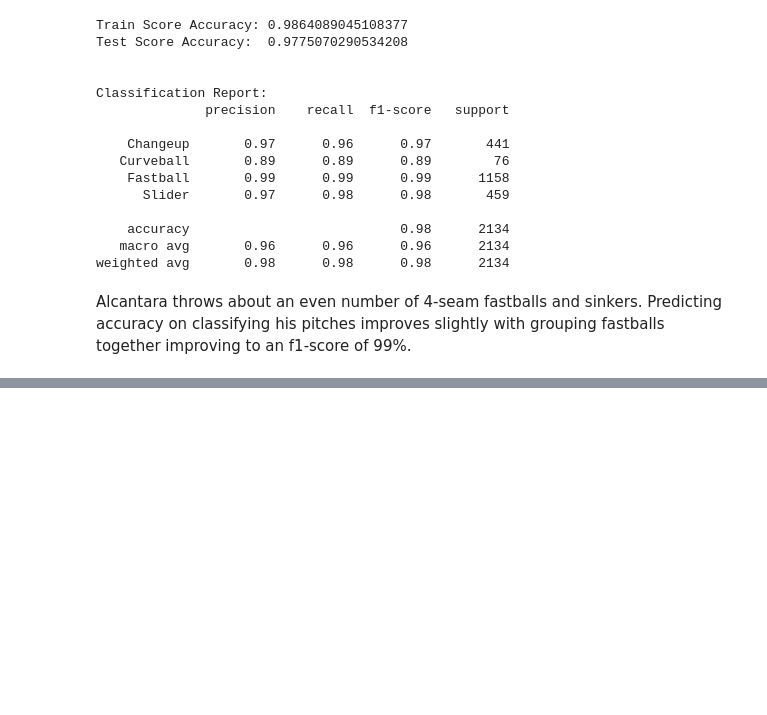
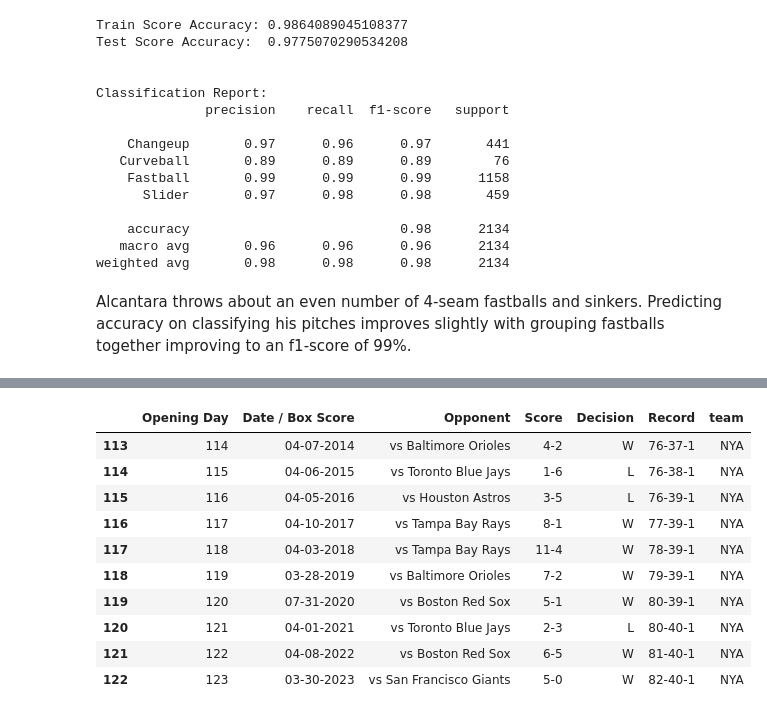
Before and after one commit to danielcho16/baseball_analytics, a Jupyter notebook: baseball_analytics.ipynb, the cells around one changed output, grey strips where cells are left out. Drawn from its saved outputs; the diff is of its cells as text; code cells hidden in the pictures; blank space fills up the shorter version.

```diff
--- a/baseball_analytics.ipynb
+++ b/baseball_analytics.ipynb
@@ -1647,0 +1671,7 @@ Alcantara throws about an even number of 4-seam fastballs and sinkers. Predictin
+# %%
+# nested tag
+lad_table = tables[0]
+
+# find all table rows
+rows = lad_table.find_all('tr')
+rows[2]
@@ -1647,0 +1705,9 @@ Alcantara throws about an even number of 4-seam fastballs and sinkers. Predictin
+# %%
+# parse row function that takes in a tr tag and get the data out of it in the form of a list of strings
+def parse_row(row):
+    return [str(x.string) for x in row.find_all('td')]
+# %%
+# put results of parse_row function into a list then into a dataframe
+parsed_row_list = [parse_row(row) for row in rows[2:-2]]
+ba_df = pd.DataFrame(parsed_row_list,columns=parse_row(rows[1]))
+ba_df.tail(10)
@@ -1647,0 +1726,33 @@ Alcantara throws about an even number of 4-seam fastballs and sinkers. Predictin
+# %%
+# function that takes a team and scrapes opening day games
+def opening_day_single_team(team):
+    team_response = requests.get(f'https://www.baseball-almanac.com/opening_day/odschedule.php?t={team}',headers=headers)
+    team_soup = BS(team_response.text)
+
+    tables = team_soup.find_all('table')
+
+    team_table = tables[0]
+    rows = team_table.find_all('tr')
+
+    parsed_row_list = [parse_row(row) for row in rows[2:-2]]
+
+    ba_df = pd.DataFrame(parsed_row_list,columns=parse_row(rows[1]))
+    ba_df['team'] = team
+
+    return ba_df
+# %%
+# use opening_day_single_team function to get dataframe of all NY Yankees opening day games
+yankees_df = opening_day_single_team('NYA')
+yankees_df.tail(10)
+# %% [output]
+|  | Opening Day | Date / Box Score | Opponent | Score | Decision | Record | team |
+| 113 | 114 | 04-07-2014 | vs Baltimore Orioles | 4-2 | W | 76-37-1 | NYA |
+| 114 | 115 | 04-06-2015 | vs Toronto Blue Jays | 1-6 | L | 76-38-1 | NYA |
+| 115 | 116 | 04-05-2016 | vs Houston Astros | 3-5 | L | 76-39-1 | NYA |
+| 116 | 117 | 04-10-2017 | vs Tampa Bay Rays | 8-1 | W | 77-39-1 | NYA |
+| 117 | 118 | 04-03-2018 | vs Tampa Bay Rays | 11-4 | W | 78-39-1 | NYA |
+| 118 | 119 | 03-28-2019 | vs Baltimore Orioles | 7-2 | W | 79-39-1 | NYA |
+| 119 | 120 | 07-31-2020 | vs Boston Red Sox | 5-1 | W | 80-39-1 | NYA |
+| 120 | 121 | 04-01-2021 | vs Toronto Blue Jays | 2-3 | L | 80-40-1 | NYA |
+| 121 | 122 | 04-08-2022 | vs Boston Red Sox | 6-5 | W | 81-40-1 | NYA |
+| 122 | 123 | 03-30-2023 | vs San Francisco Giants | 5-0 | W | 82-40-1 | NYA |
```
Also changed, not shown: parts of 9 cells of this notebook, 1 other file.
